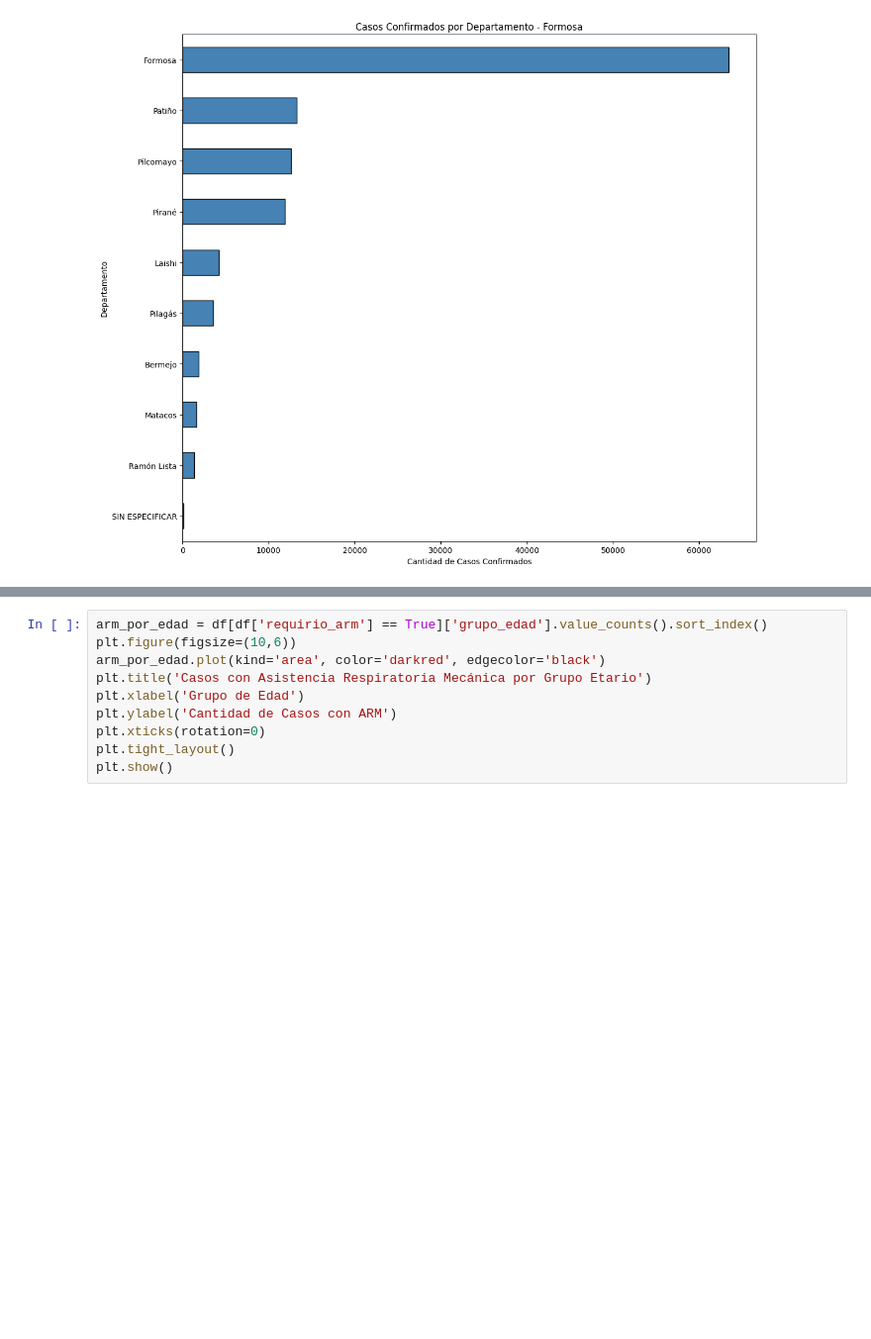
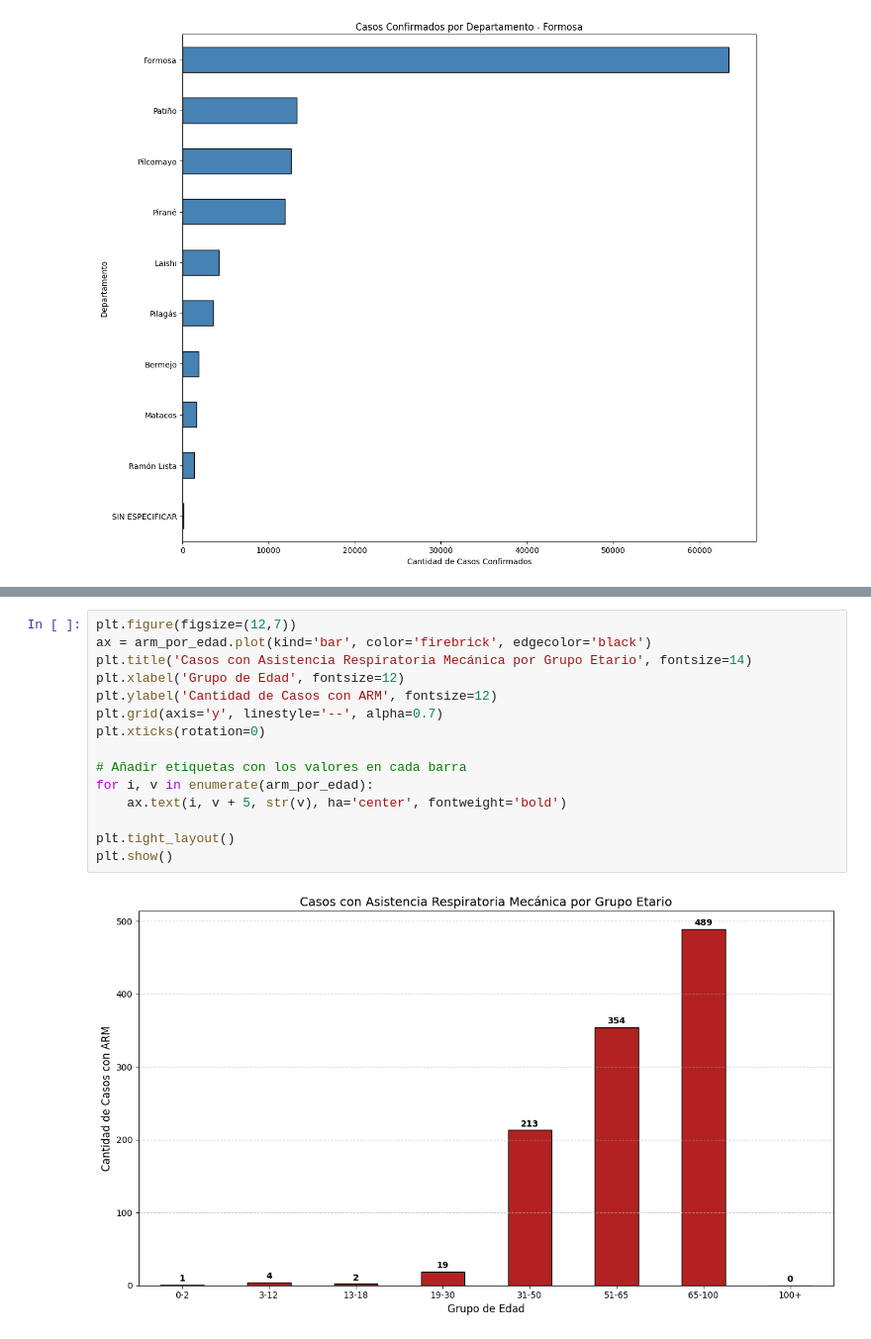
Before and after one commit to Aesirlvu/TP_BIG_DATA_II, a Jupyter notebook: etl.ipynb, the cells around one changed output, grey strips where cells are left out. Shown: that part at 99% size. Drawn from its saved outputs; the diff is of its cells as text; blank space fills up the shorter version.

```diff
--- a/etl.ipynb
+++ b/etl.ipynb
@@ -449,13 +457,20 @@ plt.show()
 # %%
-arm_por_edad = df[df['requirio_arm'] == True]['grupo_edad'].value_counts().sort_index()
-plt.figure(figsize=(10,6))
-arm_por_edad.plot(kind='area', color='darkred', edgecolor='black')
-plt.title('Casos con Asistencia Respiratoria Mecánica por Grupo Etario')
-plt.xlabel('Grupo de Edad')
-plt.ylabel('Cantidad de Casos con ARM')
+plt.figure(figsize=(12,7))
+ax = arm_por_edad.plot(kind='bar', color='firebrick', edgecolor='black')
+plt.title('Casos con Asistencia Respiratoria Mecánica por Grupo Etario', fontsize=14)
+plt.xlabel('Grupo de Edad', fontsize=12)
+plt.ylabel('Cantidad de Casos con ARM', fontsize=12)
+plt.grid(axis='y', linestyle='--', alpha=0.7)
 plt.xticks(rotation=0)
+
+# Añadir etiquetas con los valores en cada barra
+for i, v in enumerate(arm_por_edad):
+    ax.text(i, v + 5, str(v), ha='center', fontweight='bold')
+
 plt.tight_layout()
 plt.show()
+# %% [output]
+[figure, added]
 # %%
 fallecidos = df[df['indicador_fallecimiento'] == True]
 plt.figure(figsize=(12,6))
```
Also changed, not shown: parts of 44 cells of this notebook, 1 other file.
